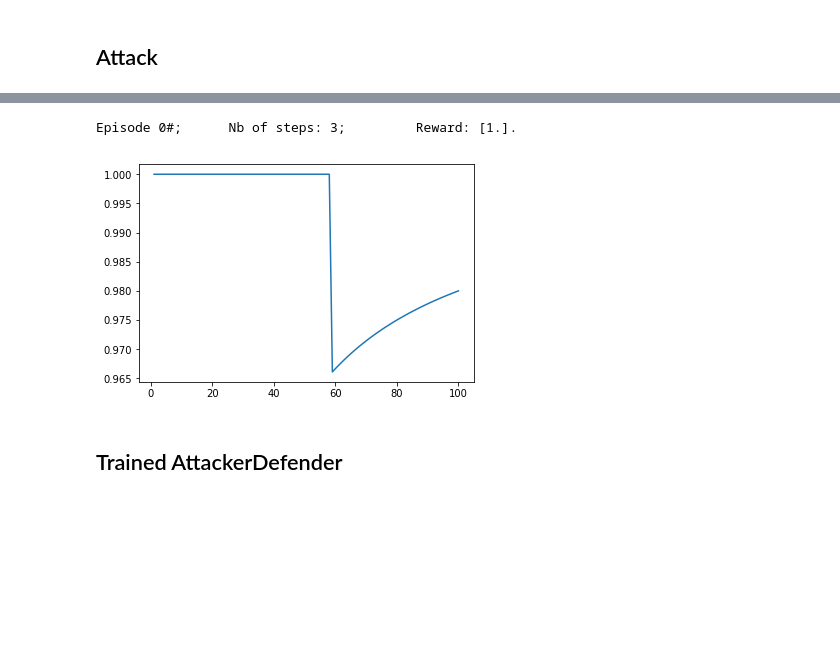
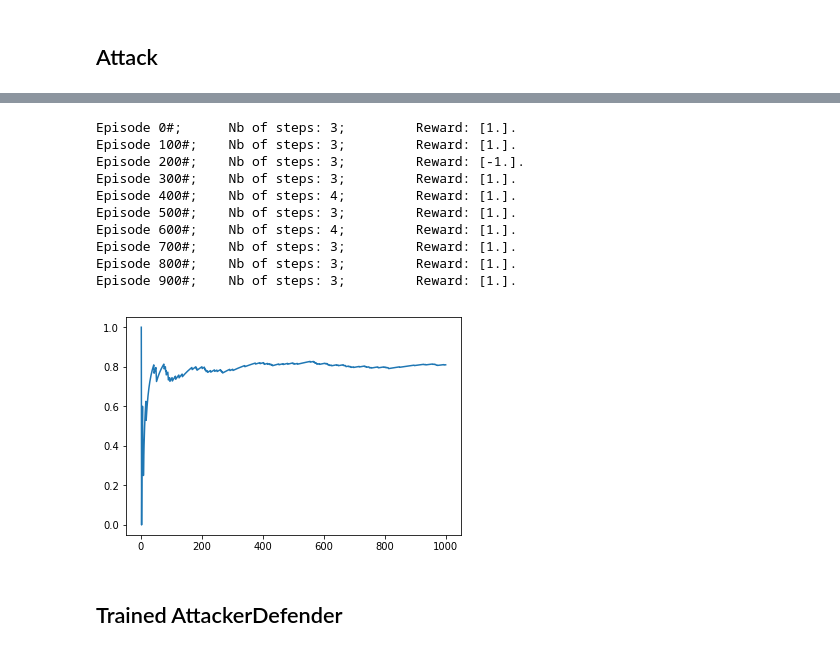
Before and after one commit to achamma723/RL_ESSGAME, a Jupyter notebook: Notebook.ipynb, the cells around one changed output, grey strips where cells are left out. Cells and saved outputs as stored; diff of their text form; code cells hidden in the pictures; blank space fills up the shorter version.

```diff
--- a/Notebook.ipynb
+++ b/Notebook.ipynb
@@ -146,11 +221,20 @@ Defender keeps: [0 0 0 0 0 0 0 0 0 1 0]
 Attacker wins!!
 # %%
-attack.run(100)
+attack.run(1000)
 plt.plot(range(1, attack.nb_episodes+1), attack.reward)
 plt.show()
 # %% [output]
 Episode 0#;      Nb of steps: 3;         Reward: [1.].
+Episode 100#;    Nb of steps: 3;         Reward: [1.].
+Episode 200#;    Nb of steps: 3;         Reward: [-1.].
+Episode 300#;    Nb of steps: 3;         Reward: [1.].
+Episode 400#;    Nb of steps: 4;         Reward: [1.].
+Episode 500#;    Nb of steps: 3;         Reward: [1.].
+Episode 600#;    Nb of steps: 4;         Reward: [1.].
+Episode 700#;    Nb of steps: 3;         Reward: [1.].
+Episode 800#;    Nb of steps: 3;         Reward: [1.].
+Episode 900#;    Nb of steps: 3;         Reward: [1.].
-[figure, old version]
+[figure, new version]
 # %% [markdown]
 ## Trained AttackerDefender
 # %%
```
Also changed, not shown: parts of 12 cells of this notebook, 1 other file.
